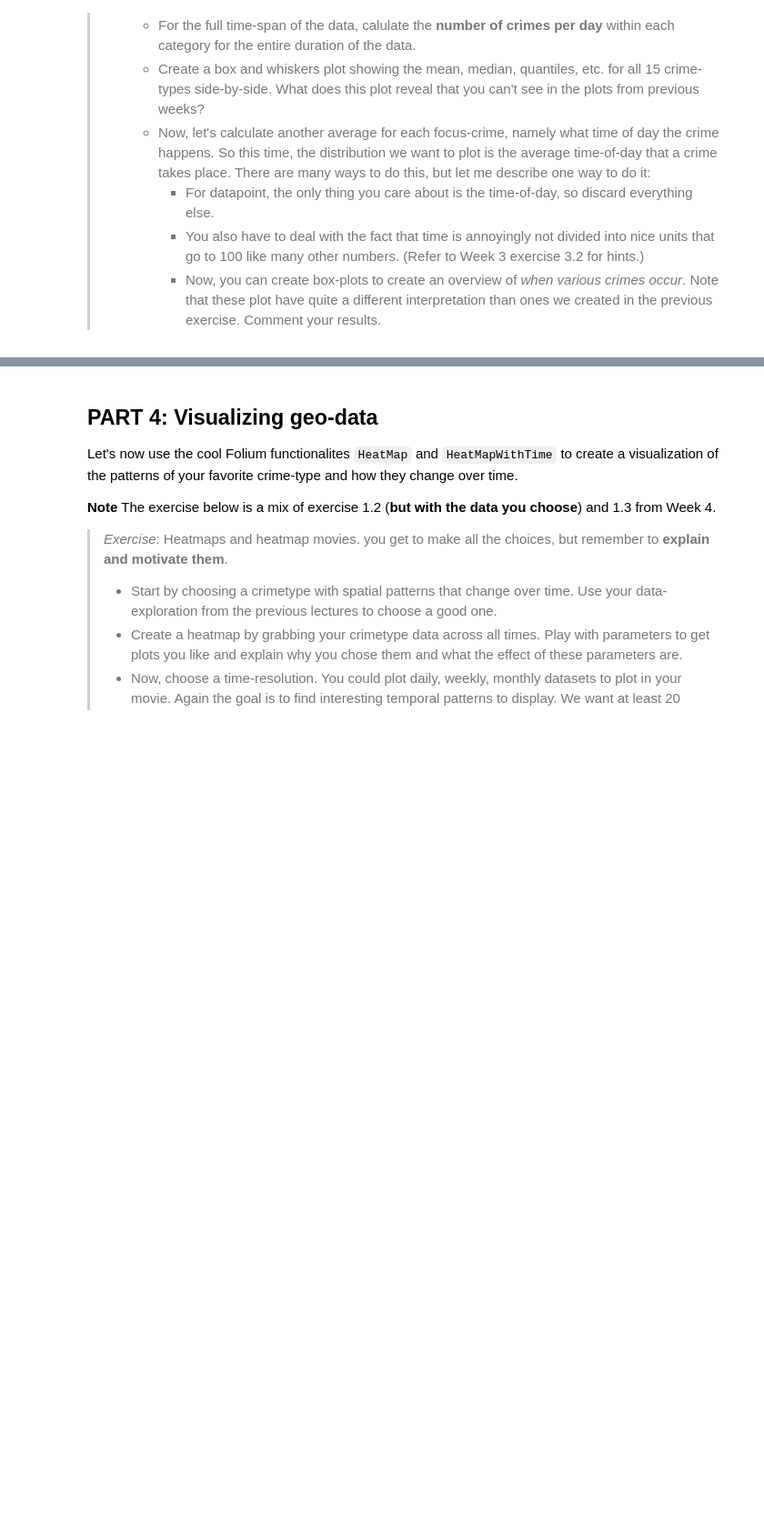
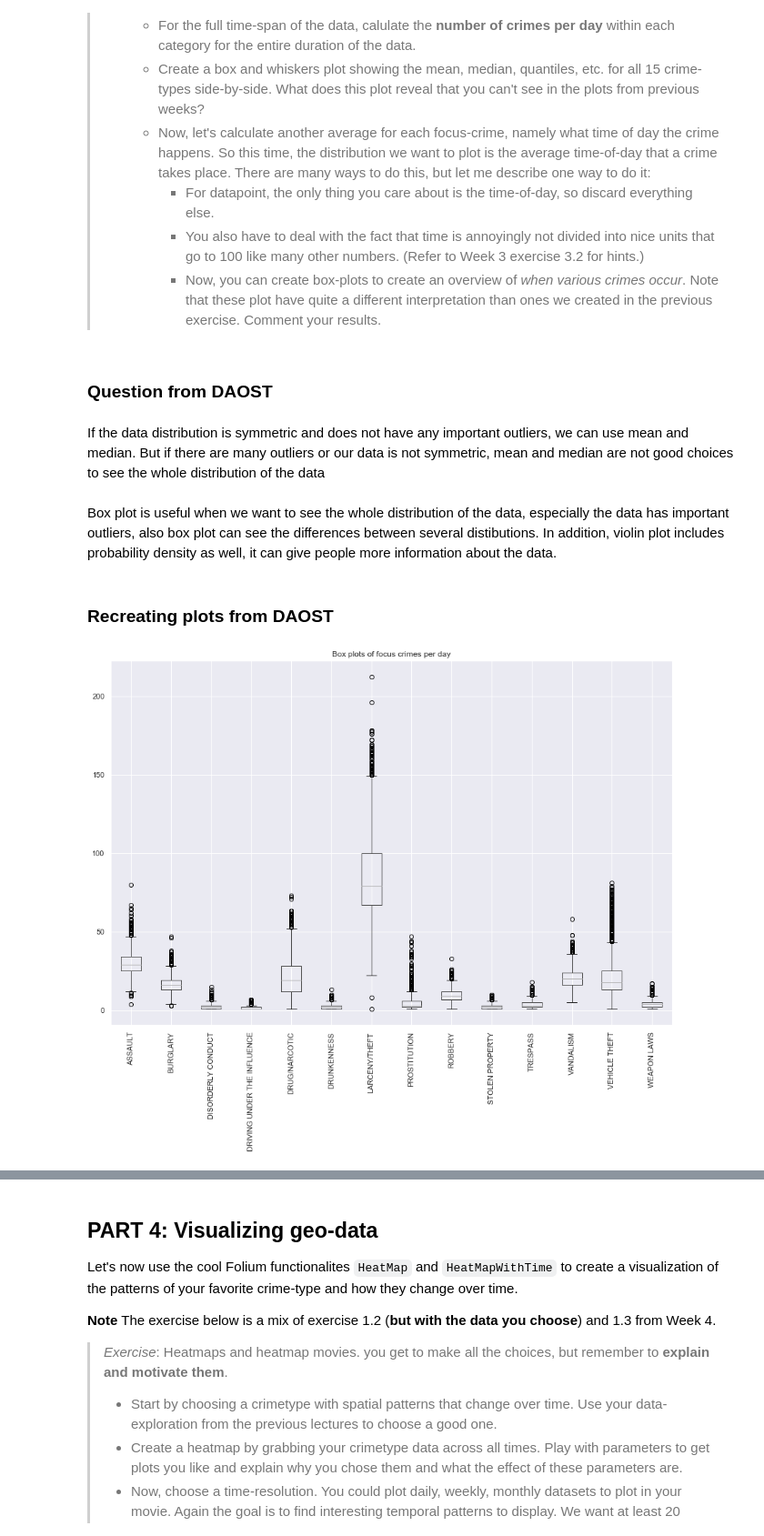
Before and after one commit to simonmoesorensen/socialdata2022, a Jupyter notebook: assignments/Assignment1.ipynb, the cells around one changed output, grey strips where cells are left out. Shown at 91% size. Cells and saved outputs as stored; diff of their text form; code cells hidden in the pictures; blank space fills up the shorter version.

```diff
--- a/assignments/Assignment1.ipynb
+++ b/assignments/Assignment1.ipynb
@@ -36,8 +36,9 @@ sns.set_theme()
 df_raw = pd.read_csv('Police_Department_Incident_Reports__Historical_2003_to_May_2018.csv')
 
 df_raw.Date = pd.to_datetime(df_raw['Date']) + pd.to_timedelta(df_raw['Time'] + ':00')
-df_raw = df_raw[df_raw.Date.dt.year < 2018]
-df = df_raw[df_raw.Category.isin(focuscrimes)]
+
+df_no_2018 = df_raw[df_raw.Date.dt.year < 2018]
+df = df_no_2018[df_no_2018.Category.isin(focuscrimes)]
 # %% [markdown]
 ### Weekly patterns
 # %%
@@ -224,3 +225,24 @@ The exercise below, is a selection of questions from Week 3, Part 2 and 3.
 >        * For datapoint, the only thing you care about is the time-of-day, so discard everything else.
 >        * You also have to deal with the fact that time is annoyingly not divided into nice units that go to 100 like many other numbers. (Refer to Week 3 exercise 3.2 for hints.)
 >        * Now, you can create box-plots to create an overview of *when various crimes occur*. Note that these plot have quite a different interpretation than ones we created in the previous exercise. Comment your results.
+# %% [markdown]
+### Question from DAOST
+# %% [markdown]
+If the data distribution is symmetric and does not have any important outliers, we can use mean and median. But if there are many outliers or our data is not symmetric, mean and median are not good choices to see the whole distribution of the data
+# %% [markdown]
+Box plot is useful when we want to see the whole distribution of the data, especially the data has important outliers, also box plot can see the differences between several distibutions. In addition, violin plot includes probability density as well, it can give people more information about the data.
+# %% [markdown]
+### Recreating plots from DAOST
+# %%
+df_plot = df_raw[df_raw.Category.isin(focuscrimes)]
+# %%
+df_plot.groupby([df_plot.Date.dt.floor('d'), df_plot.Category])\
+    .count()['PdId']\
+    .reset_index()\
+    .pivot_table('PdId', ['Date'],'Category')\
+    .boxplot(figsize=(15, 10))
+plt.xticks(rotation=90)
+plt.title('Box plots of focus crimes per day')
+plt.show()
+# %% [output]
+[figure, added]
```
Also changed, not shown: parts of 14 cells of this notebook, 2 other files.
